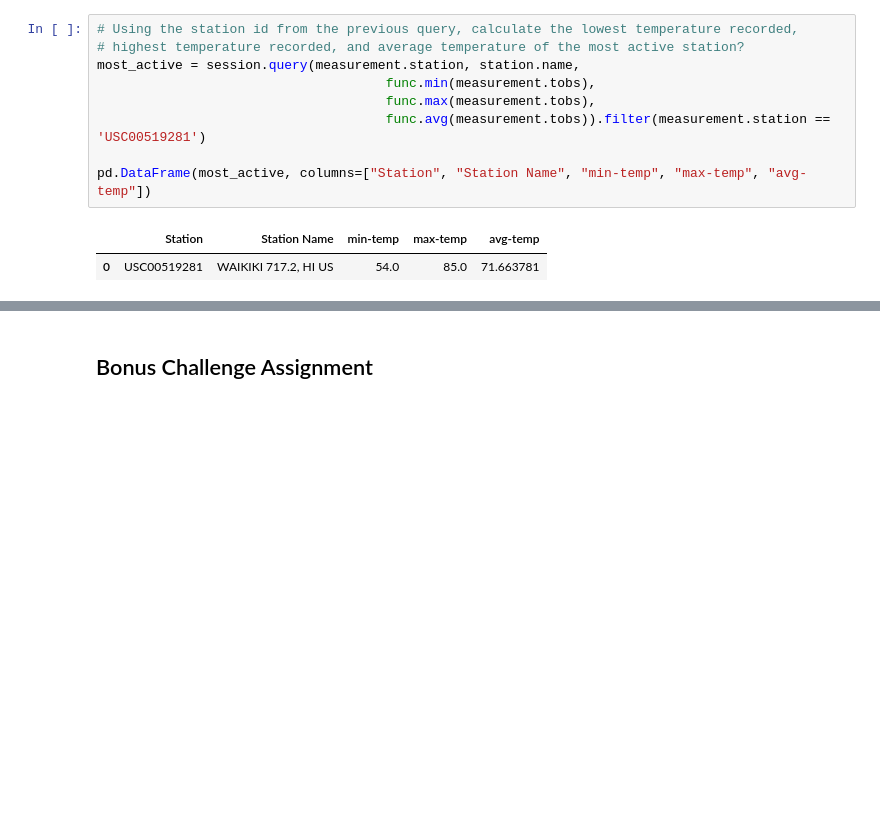
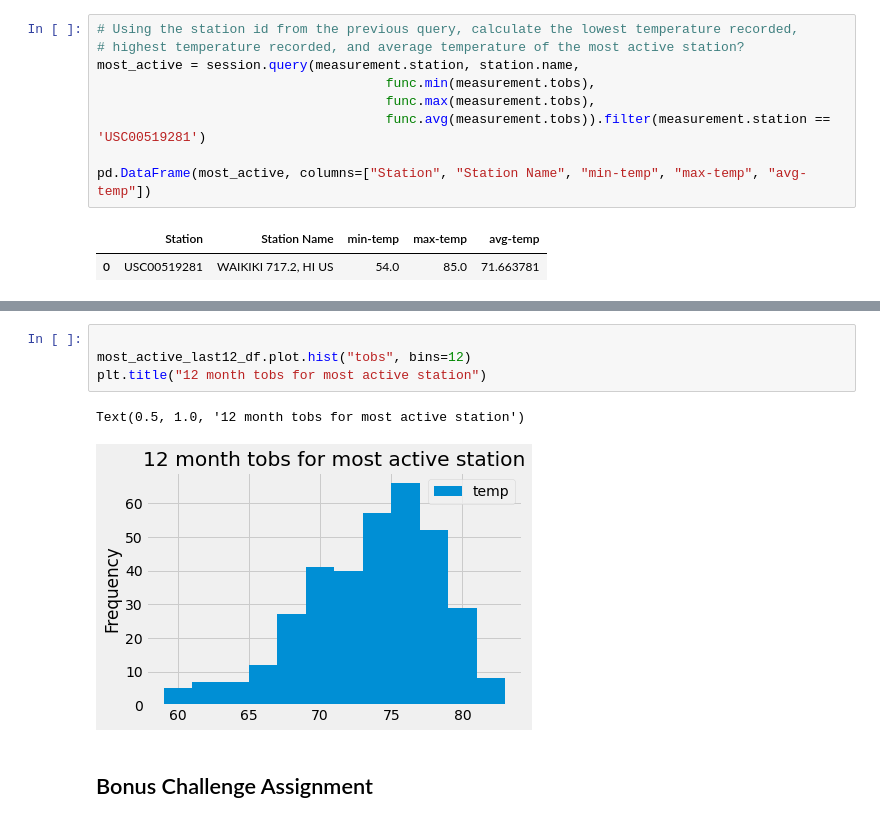
Before and after one commit to Yanwho/sqlalchemy-challenge, a Jupyter notebook: climate_starter.ipynb, the cells around one changed output, grey strips where cells are left out. Drawn from its saved outputs; the diff is of its cells as text; blank space fills up the shorter version.

```diff
--- a/climate_starter.ipynb
+++ b/climate_starter.ipynb
@@ -253,3 +264,10 @@ pd.DataFrame(most_active_last12, columns=["Station", "Station Name", "min-temp",
+# %%
+
+most_active_last12_df.plot.hist("tobs", bins=12)
+plt.title("12 month tobs for most active station")
+# %% [output]
+Text(0.5, 1.0, '12 month tobs for most active station')
+[figure, added]
 # %% [markdown]
 ## Bonus Challenge Assignment
 # %%
```
Also changed, not shown: parts of 2 cells of this notebook, 1 other file.
